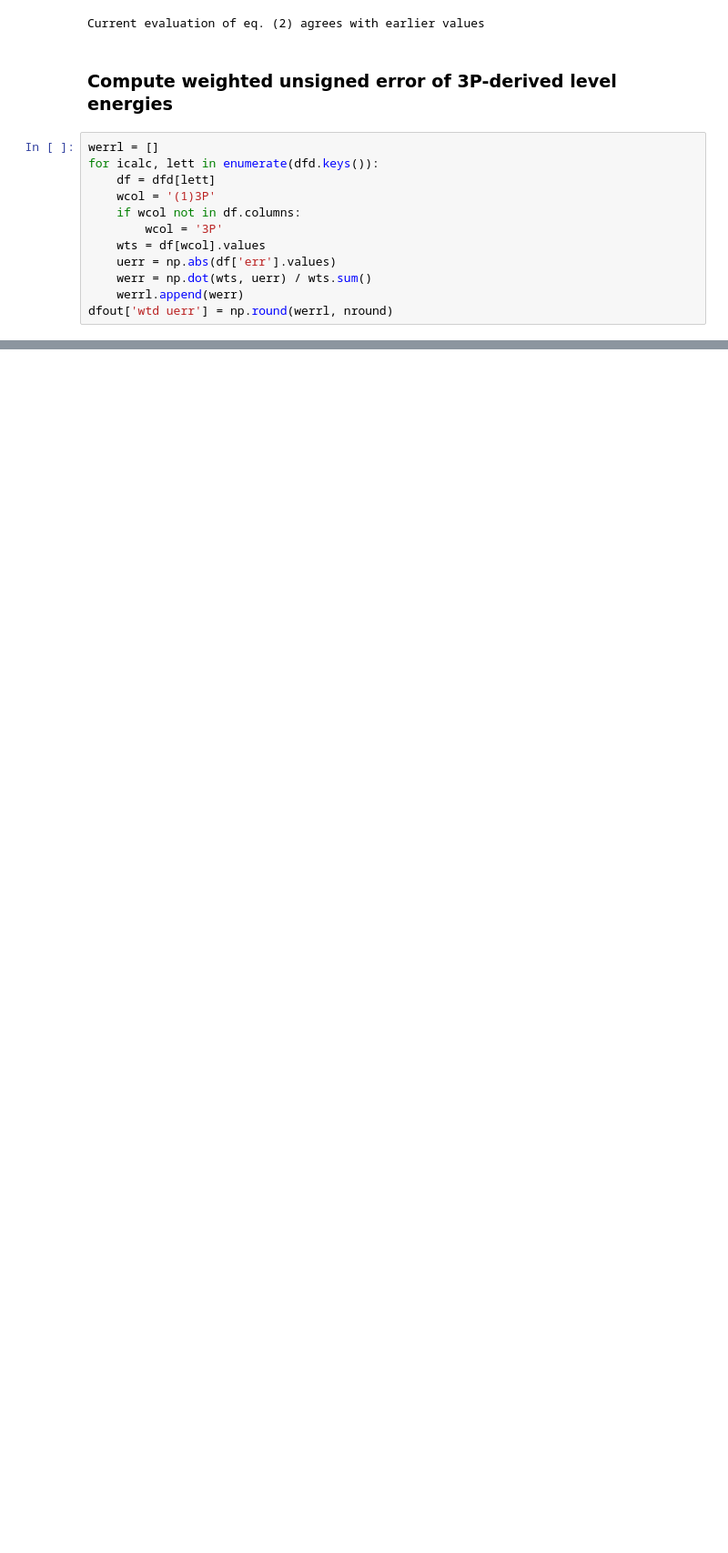
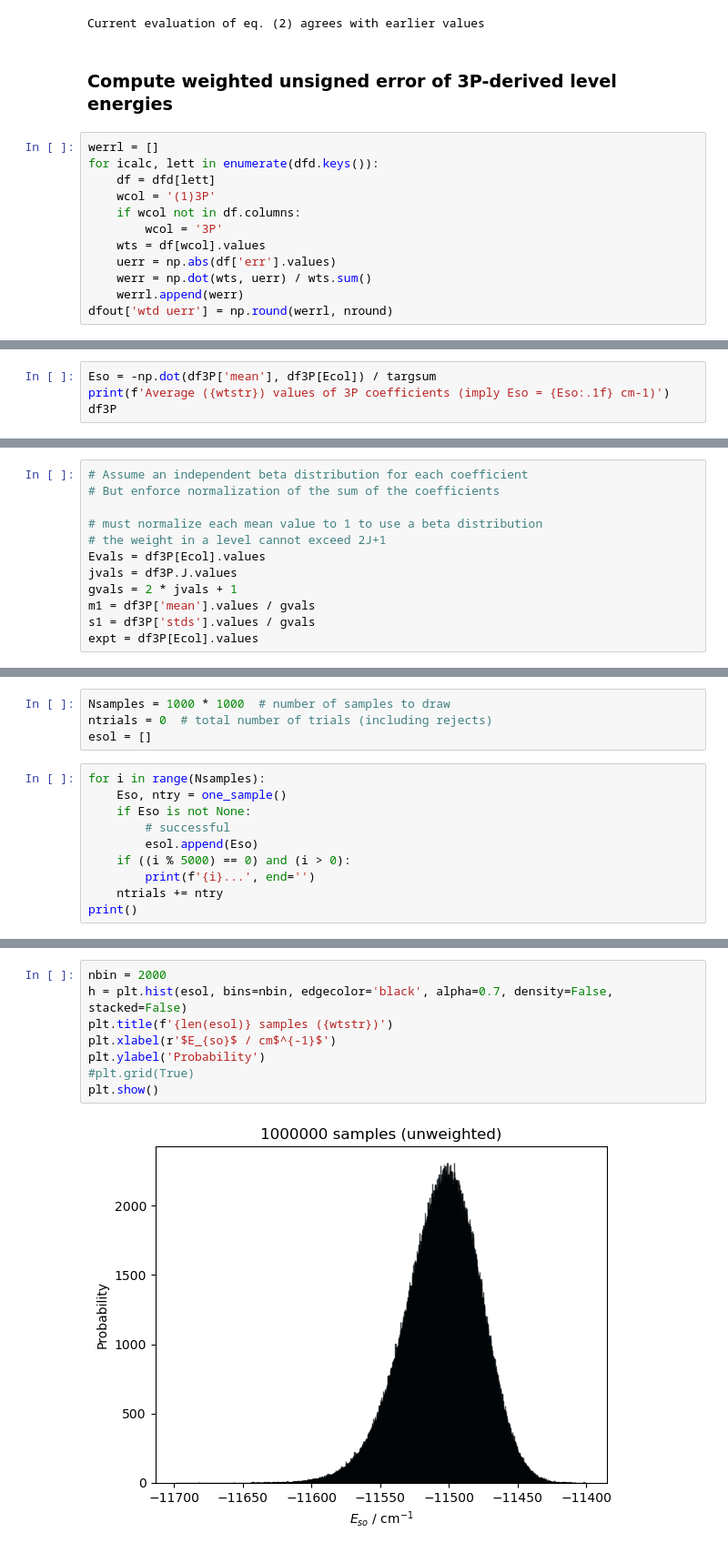
Before and after one commit to kkinist/atomic_SOC, a Jupyter notebook: MSS/Pb_results_analysis.ipynb, the cells around one changed output, grey strips where cells are left out. Shown at 91% size. Cells and saved outputs as stored; diff of their text form; blank space fills up the shorter version.

```diff
--- a/MSS/Pb_results_analysis.ipynb
+++ b/MSS/Pb_results_analysis.ipynb
@@ -243,0 +365,4 @@ Weighted stats for raw and eq. (2) values of Eso, weights = yunc**-0.5:
+# %%
+Eso = -np.dot(df3P['mean'], df3P[Ecol]) / targsum
+print(f'Average ({wtstr}) values of 3P coefficients (imply Eso = {Eso:.1f} cm-1)')
+df3P
@@ -243,0 +390,12 @@ Weighted stats for raw and eq. (2) values of Eso, weights = yunc**-0.5:
+# %%
+# Assume an independent beta distribution for each coefficient
+# But enforce normalization of the sum of the coefficients
+
+# must normalize each mean value to 1 to use a beta distribution
+# the weight in a level cannot exceed 2J+1
+Evals = df3P[Ecol].values
+jvals = df3P.J.values
+gvals = 2 * jvals + 1
+m1 = df3P['mean'].values / gvals
+s1 = df3P['stds'].values / gvals
+expt = df3P[Ecol].values
@@ -243,0 +427,14 @@ Weighted stats for raw and eq. (2) values of Eso, weights = yunc**-0.5:
+# %%
+Nsamples = 1000 * 1000  # number of samples to draw
+ntrials = 0  # total number of trials (including rejects)
+esol = []
+# %%
+for i in range(Nsamples):
+    Eso, ntry = one_sample()
+    if Eso is not None:
+        # successful
+        esol.append(Eso)
+    if ((i % 5000) == 0) and (i > 0):
+        print(f'{i}...', end='')
+    ntrials += ntry
+print()
@@ -243,0 +443,10 @@ Weighted stats for raw and eq. (2) values of Eso, weights = yunc**-0.5:
+# %%
+nbin = 2000
+h = plt.hist(esol, bins=nbin, edgecolor='black', alpha=0.7, density=False, stacked=False)
+plt.title(f'{len(esol)} samples ({wtstr})')
+plt.xlabel(r'$E_{so}$ / cm$^{-1}$')
+plt.ylabel('Probability')
+#plt.grid(True)
+plt.show()
+# %% [output]
+[figure, added]
```
Also changed, not shown: parts of 18 cells of this notebook.
